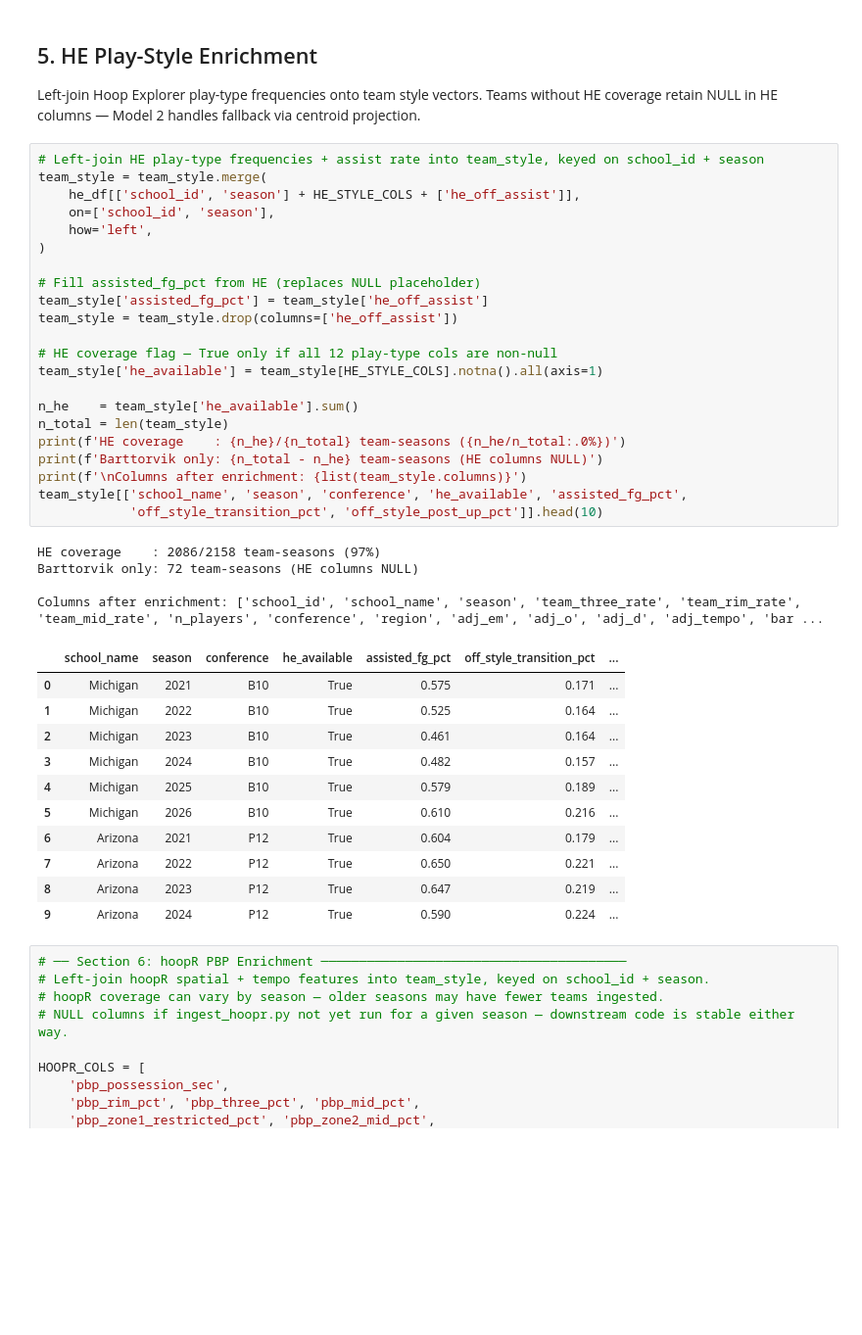
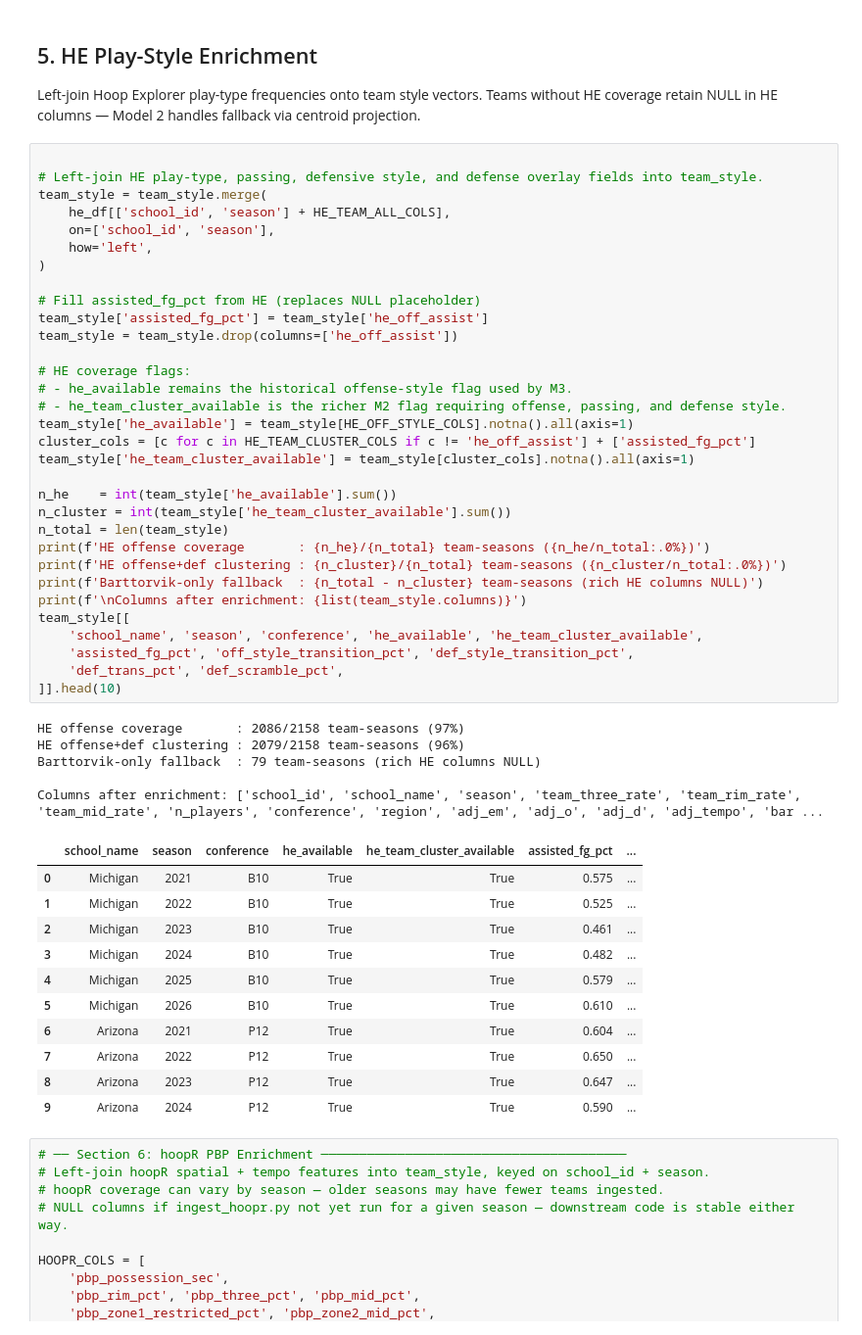
Before and after one commit to shanthg01/MIDS210-Capstone, a Jupyter notebook: notebooks/features/feature_eng_m1_m2_m3.ipynb, the cells around one changed output. Shown at 98% size. Drawn from its saved outputs; the diff is of its cells as text; blank space fills up the shorter version.

```diff
--- a/notebooks/features/feature_eng_m1_m2_m3.ipynb
+++ b/notebooks/features/feature_eng_m1_m2_m3.ipynb
@@ -781,43 +873,54 @@ adj_tempo nulls    : 346
 Left-join Hoop Explorer play-type frequencies onto team style vectors.
 Teams without HE coverage retain NULL in HE columns — Model 2 handles fallback via centroid projection.
 # %%
-# Left-join HE play-type frequencies + assist rate into team_style, keyed on school_id + season
+
+# Left-join HE play-type, passing, defensive style, and defense overlay fields into team_style.
 team_style = team_style.merge(
-    he_df[['school_id', 'season'] + HE_STYLE_COLS + ['he_off_assist']],
+    he_df[['school_id', 'season'] + HE_TEAM_ALL_COLS],
     on=['school_id', 'season'],
     how='left',
 )
 
 # Fill assisted_fg_pct from HE (replaces NULL placeholder)
 team_style['assisted_fg_pct'] = team_style['he_off_assist']
 team_style = team_style.drop(columns=['he_off_assist'])
 
-# HE coverage flag — True only if all 12 play-type cols are non-null
-team_style['he_available'] = team_style[HE_STYLE_COLS].notna().all(axis=1)
+# HE coverage flags:
+# - he_available remains the historical offense-style flag used by M3.
+# - he_team_cluster_available is the richer M2 flag requiring offense, passing, and defense style.
+team_style['he_available'] = team_style[HE_OFF_STYLE_COLS].notna().all(axis=1)
+cluster_cols = [c for c in HE_TEAM_CLUSTER_COLS if c != 'he_off_assist'] + ['assisted_fg_pct']
+team_style['he_team_cluster_available'] = team_style[cluster_cols].notna().all(axis=1)
 
-n_he    = team_style['he_available'].sum()
+n_he    = int(team_style['he_available'].sum())
+n_cluster = int(team_style['he_team_cluster_available'].sum())
 n_total = len(team_style)
-print(f'HE coverage    : {n_he}/{n_total} team-seasons ({n_he/n_total:.0%})')
-print(f'Barttorvik only: {n_total - n_he} team-seasons (HE columns NULL)')
+print(f'HE offense coverage       : {n_he}/{n_total} team-seasons ({n_he/n_total:.0%})')
+print(f'HE offense+def clustering : {n_cluster}/{n_total} team-seasons ({n_cluster/n_total:.0%})')
+print(f'Barttorvik-only fallback  : {n_total - n_cluster} team-seasons (rich HE columns NULL)')
 print(f'\nColumns after enrichment: {list(team_style.columns)}')
-team_style[['school_name', 'season', 'conference', 'he_available', 'assisted_fg_pct',
-            'off_style_transition_pct', 'off_style_post_up_pct']].head(10)
+team_style[[
+    'school_name', 'season', 'conference', 'he_available', 'he_team_cluster_available',
+    'assisted_fg_pct', 'off_style_transition_pct', 'def_style_transition_pct',
+    'def_trans_pct', 'def_scramble_pct',
+]].head(10)
 # %% [output]
-HE coverage    : 2086/2158 team-seasons (97%)
-Barttorvik only: 72 team-seasons (HE columns NULL)
+HE offense coverage       : 2086/2158 team-seasons (97%)
+HE offense+def clustering : 2079/2158 team-seasons (96%)
+Barttorvik-only fallback  : 79 team-seasons (rich HE columns NULL)
 
 Columns after enrichment: ['school_id', 'school_name', 'season', 'team_three_rate', 'team_rim_rate', 'team_mid_rate', 'n_players', 'conference', 'region', 'adj_em', 'adj_o', 'adj_d', 'adj_tempo', 'bar ...
-|  | school_name | season | conference | he_available | assisted_fg_pct | off_style_transition_pct | ... |
-| 0 | Michigan | 2021 | B10 | True | 0.575 | 0.171 | ... |
-| 1 | Michigan | 2022 | B10 | True | 0.525 | 0.164 | ... |
-| 2 | Michigan | 2023 | B10 | True | 0.461 | 0.164 | ... |
-| 3 | Michigan | 2024 | B10 | True | 0.482 | 0.157 | ... |
-| 4 | Michigan | 2025 | B10 | True | 0.579 | 0.189 | ... |
-| 5 | Michigan | 2026 | B10 | True | 0.610 | 0.216 | ... |
-| 6 | Arizona | 2021 | P12 | True | 0.604 | 0.179 | ... |
-| 7 | Arizona | 2022 | P12 | True | 0.650 | 0.221 | ... |
-| 8 | Arizona | 2023 | P12 | True | 0.647 | 0.219 | ... |
-| 9 | Arizona | 2024 | P12 | True | 0.590 | 0.224 | ... |
+|  | school_name | season | conference | he_available | he_team_cluster_available | assisted_fg_pct | ... |
+| 0 | Michigan | 2021 | B10 | True | True | 0.575 | ... |
+| 1 | Michigan | 2022 | B10 | True | True | 0.525 | ... |
+| 2 | Michigan | 2023 | B10 | True | True | 0.461 | ... |
+| 3 | Michigan | 2024 | B10 | True | True | 0.482 | ... |
+| 4 | Michigan | 2025 | B10 | True | True | 0.579 | ... |
+| 5 | Michigan | 2026 | B10 | True | True | 0.610 | ... |
+| 6 | Arizona | 2021 | P12 | True | True | 0.604 | ... |
+| 7 | Arizona | 2022 | P12 | True | True | 0.650 | ... |
+| 8 | Arizona | 2023 | P12 | True | True | 0.647 | ... |
+| 9 | Arizona | 2024 | P12 | True | True | 0.590 | ... |
 # %%
 # ── Section 6: hoopR PBP Enrichment ────────────────────────────────────────
 # Left-join hoopR spatial + tempo features into team_style, keyed on school_id + season.
```
Also changed, not shown: parts of 5 cells of this notebook, 26 other files.
